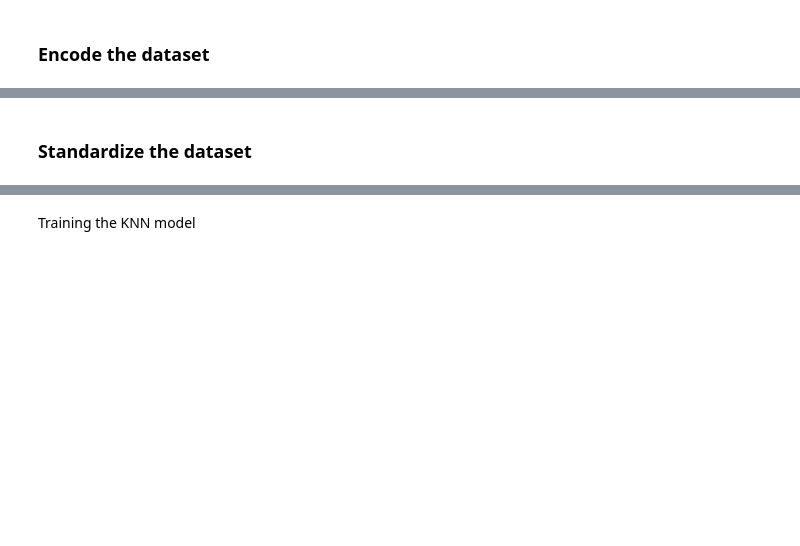
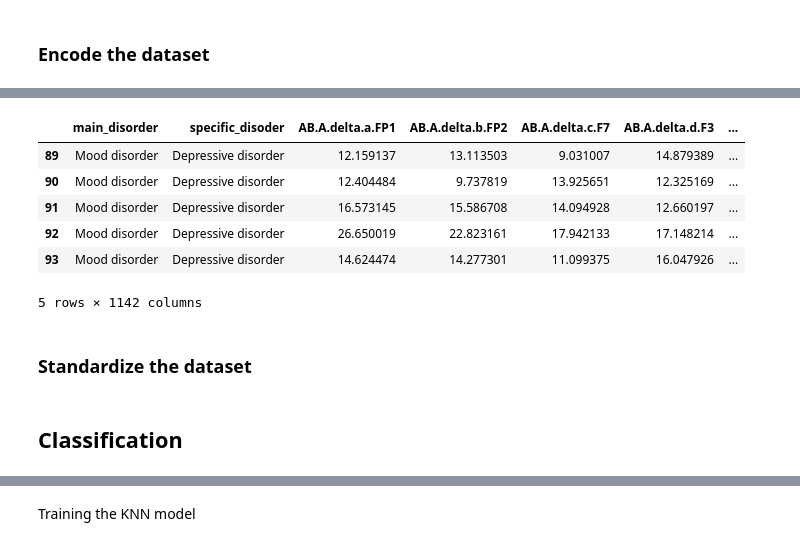
Before and after one commit to LCherop/EEG-based-Classification-of-Behavioural-Symptoms-of-Depression, a Jupyter notebook: Analysis_and_Classification_of_Behavioural_Symptoms_of_Depression_using_KNN.ipynb, the cells around one changed output, grey strips where cells are left out. Cells and saved outputs as stored; diff of their text form; code cells hidden in the pictures; blank space fills up the shorter version.

```diff
--- a/Analysis_and_Classification_of_Behavioural_Symptoms_of_Depression_using_KNN.ipynb
+++ b/Analysis_and_Classification_of_Behavioural_Symptoms_of_Depression_using_KNN.ipynb
@@ -131,2 +158,12 @@ needed_data.head()
+# %%
+mood_data.head()
+# %% [output]
+|  | main_disorder | specific_disoder | AB.A.delta.a.FP1 | AB.A.delta.b.FP2 | AB.A.delta.c.F7 | AB.A.delta.d.F3 | ... |
+| 89 | Mood disorder | Depressive disorder | 12.159137 | 13.113503 | 9.031007 | 14.879389 | ... |
+| 90 | Mood disorder | Depressive disorder | 12.404484 | 9.737819 | 13.925651 | 12.325169 | ... |
+| 91 | Mood disorder | Depressive disorder | 16.573145 | 15.586708 | 14.094928 | 12.660197 | ... |
+| 92 | Mood disorder | Depressive disorder | 26.650019 | 22.823161 | 17.942133 | 17.148214 | ... |
+| 93 | Mood disorder | Depressive disorder | 14.624474 | 14.277301 | 11.099375 | 16.047926 | ... |
+5 rows × 1142 columns
 # %% [markdown]
 ### Standardize the dataset
@@ -132,0 +180,2 @@ needed_data.head()
+# %% [markdown]
+## Classification
```
Also changed, not shown: parts of 26 cells of this notebook.
